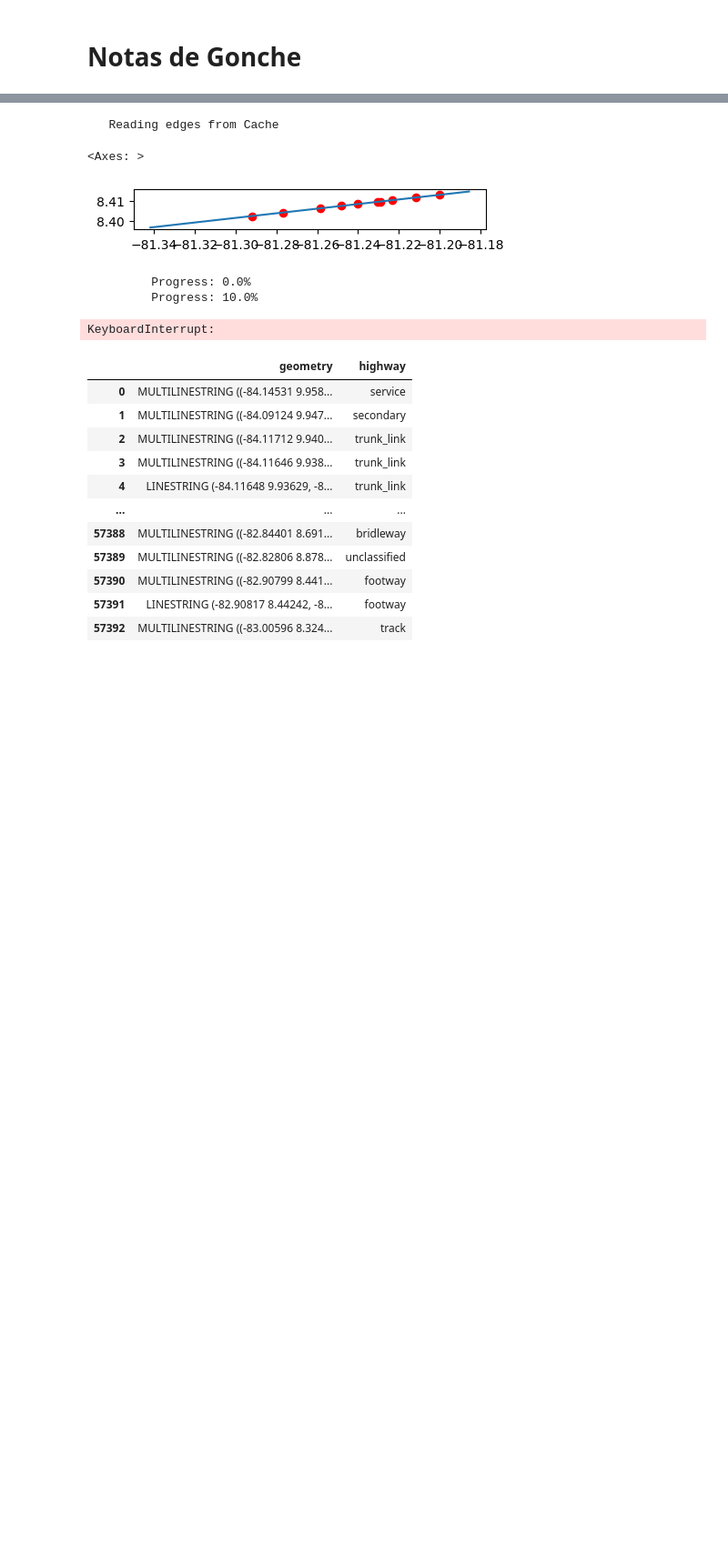
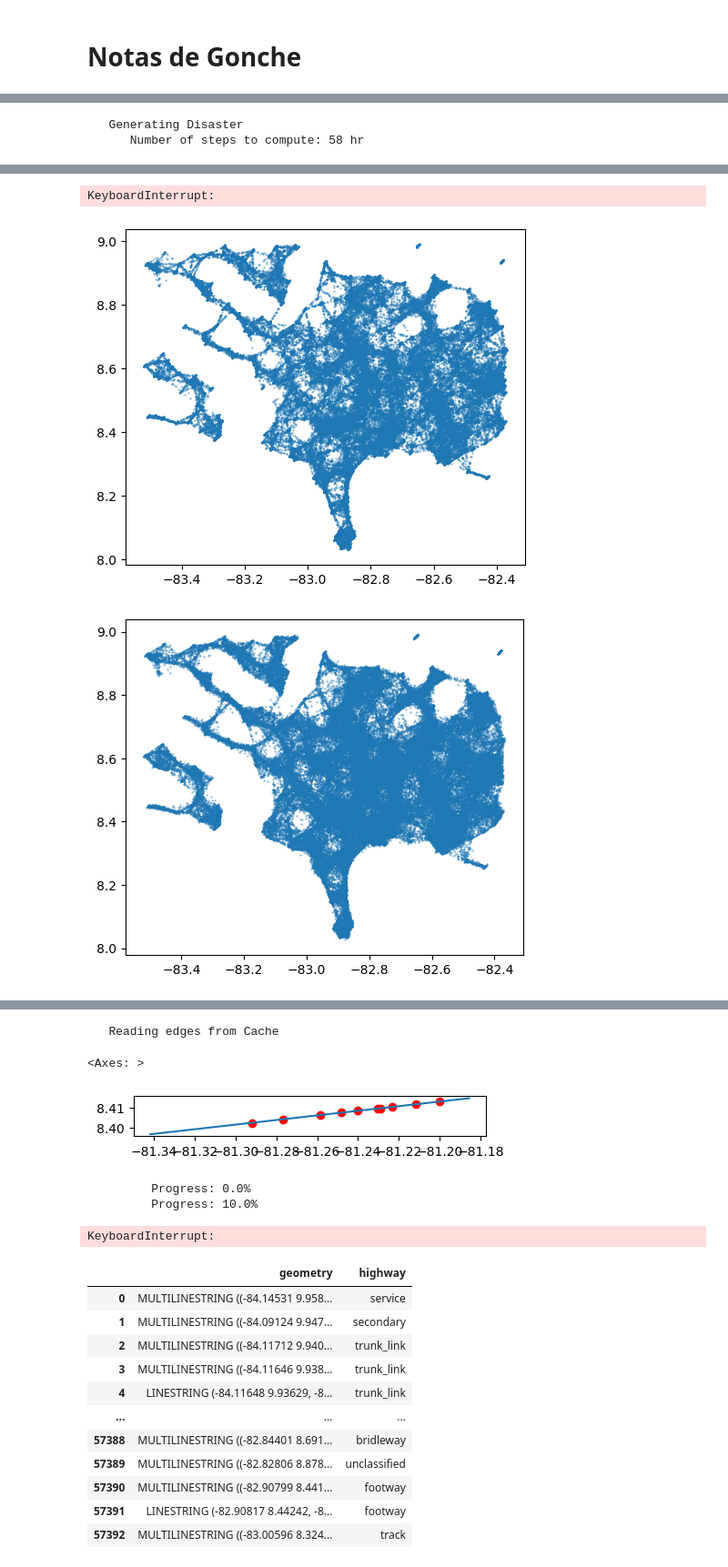
Before and after one commit to minigonche/synthetic_mobility_data_generator, a Jupyter notebook: Gonche's Notes.ipynb, the cells around one changed output, grey strips where cells are left out. Shown at 91% size. Drawn from its saved outputs; the diff is of its cells as text; code cells hidden in the pictures; blank space fills up the shorter version.

```diff
--- a/Gonche's Notes.ipynb
+++ b/Gonche's Notes.ipynb
@@ -13,5 +15,5 @@ from shapely.geometry import Point, LineString
 # %%
-population_network = PanamaCostaRica()
+population_network = PanamaCostaRicaZoom()
 disaster = DrillEarthQuake()
 # %%
 import numpy as np
@@ -85 +83,11 @@ for node_id in nodes[con.ID]:
+# %%
+population_network.nodes["dist"] = population_network.nodes.apply(lambda row: (row.lon - (-82.869058))**2 + (row.lat - 8.360193)**2, axis = 1)
+
+fun = disaster.get_function_by_date(disaster.start_date)
+population_network.nodes["force"] = fun.intensity(population_network.nodes.apply(lambda row : (row[con.LON], row[con.LAT]), axis=1))
+
+#population_network.nodes[[con.ID, "dist", "force"]].sort_values("dist").head(40)
+# %% [output]
+   Generating Disaster
+      Number of steps to compute: 58 hr
 # %%
@@ -112,21 +147,31 @@ device_trajectories[con.LAT] = nodes.loc[device_trajectories[con.START_NODE], co
 # %%
+export_folder = "/home/minigonche/Dropbox/Projects/synthetic_mobility_data_generator/data/results/disaster_zoom"
 
 
-export_folder = "/home/minigonche/Dropbox/Projects/synthetic_mobility_data_generator/data/results/non_disaster"
-
-
-current_date = datetime.now().replace(
-    microsecond=0,
-    second=0,
-    minute=0,
-    hour=0)
-
+current_date = disaster.start_date + timedelta(hours=2.5)
 
 hours = 3
-iterations = 30
-for i in range(30):
+iterations = 10
+
+disaster_on = False
+for i in range(iterations):
 
     print(f"{i+1} of {iterations}")
+
+    print(f"   Population in area of interest: { device_positions[device_positions[con.NODE_ID].isin(tracking_set)].shape[0]}")
+
+    # Updates nodes
+    fun = disaster.get_function_by_date(current_date)
+
+    if fun is None:
+        population_network.update_flow()
+        print("   Disaster has not started")
+    else:
+        disaster_on = True
+        # Extracts Forces
+        force = fun.intensity(population_network.nodes.apply(lambda row : (row[con.LON], row[con.LAT]), axis=1))
+        print(f"   Min Force: {np.round(np.min(force),4)}   Max Force: {np.round(np.max(force),4)}")
+        population_network.update_flow(force = force)
 
     # Divides in two
     node_trajectories = device_trajectories[device_trajectories[con.START_NODE] == device_trajectories[con.END_NODE]]
@@ -142,7 +187,7 @@ for i in range(30):
     # Two modes
     if disaster_on:
         edge_trajectories[con.REACH_PROBABILITY] = nodes.loc[edge_trajectories[con.END_NODE], con.FINAL_FORCE].apply(expit).values
-        edge_trajectories[con.REACH_PROBABILITY] /= ( edge_trajectories[con.REACH_PROBABILITY] + nodes.loc[edge_trajectories[con.START_NODE], con.FINAL_FORCE].apply(expit)).values
+        edge_trajectories[con.REACH_PROBABILITY] /= ( edge_trajectories[con.REACH_PROBABILITY].values + nodes.loc[edge_trajectories[con.START_NODE], con.FINAL_FORCE].apply(expit)).values
     else:
         edge_trajectories[con.REACH_PROBABILITY] = nodes.loc[edge_trajectories[con.END_NODE], con.FINAL_FORCE].values
         edge_trajectories[con.REACH_PROBABILITY] /= edge_trajectories[con.REACH_PROBABILITY].values + nodes.loc[edge_trajectories[con.START_NODE], con.FINAL_FORCE].values
@@ -162,28 +207,24 @@ for i in range(30):
     # Creates new frame
     new_device_trajectories = pd.concat((new_edge_trajectories, new_node_trajectories))
 
-    # Creates the noise
-    vals = np.random.uniform(-1,1, size = new_device_trajectories.shape[0])
-    new_device_trajectories[NOISE] = CITY_NOISE
-    new_device_trajectories.loc[device_trajectories[con.START_NODE] != device_trajectories[con.END_NODE], NOISE] = ROAD_NOISE
-    new_device_trajectories[NOISE] *= vals
-
-    # Updates Values
-    vals = np.random.rand(new_device_trajectories.shape[0])
-
-    new_device_trajectories[con.LON] = vals*device_trajectories[con.LON] + (1-vals)*nodes.loc[new_device_trajectories[con.END_NODE], con.LON].values + new_device_trajectories[NOISE]
-    new_device_trajectories[con.LAT] = vals*device_trajectories[con.LAT] + (1-vals)*nodes.loc[new_device_trajectories[con.END_NODE], con.LAT].values + new_device_trajectories[NOISE]
-
+    new_device_positions = population_network.sample(device_positions, new_device_trajectories.loc[device_positions[con.ID], con.END_NODE].values)
 
     # Sets Date
     date_string = current_date.strftime("%m-%d-%Y_%H:%M:%S")
-    new_device_trajectories[DATE] = date_string
+    new_device_positions[con.DATE] = date_string
 
     filename = f"{os.path.join(export_folder,date_string)}.csv"
-    new_device_trajectories[[con.ID, DATE, con.LON, con.LAT]].to_csv(filename, index = False)
+    new_device_positions[[con.ID, con.DATE, con.LON, con.LAT]].to_csv(filename, index = False)
 
     # Advances
+    device_positions = new_device_positions
     device_trajectories = new_device_trajectories
 
     current_date += timedelta(hours = hours)
+
+    #display(new_device_trajectories[(new_device_trajectories.start_node == tracking_node_id) |(new_device_trajectories.end_node == tracking_node_id) ])
+
+
+
+    gpd.GeoDataFrame(device_positions, geometry = device_positions.apply(lambda row : Point(row.lon, row.lat) , axis = 1), crs = con.USUAL_PROJECTION).plot(markersize = 0.1)
 # %% [output]
@@ -206,0 +246,3 @@ for i in range(30):
+KeyboardInterrupt:
+[figure, added]
+[figure, added]
```
Also changed, not shown: parts of 15 cells of this notebook, 10 other files.
